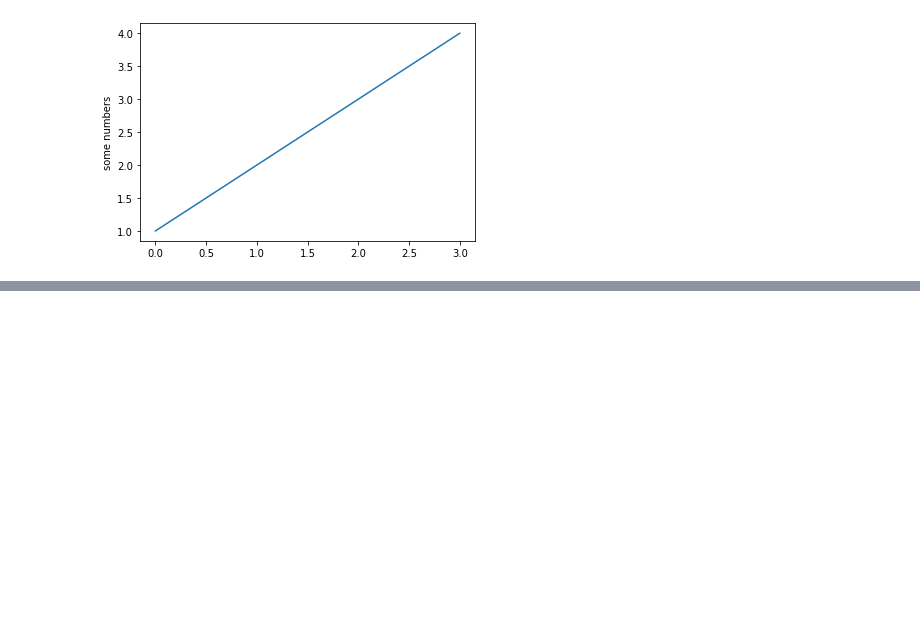
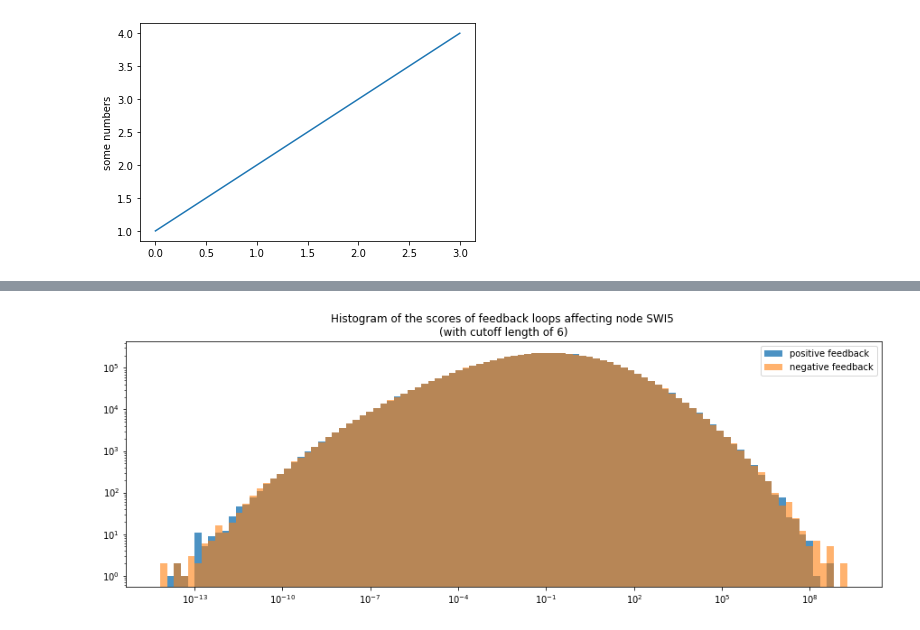
Before and after one commit to pworinger/Biophysics_project, a Jupyter notebook: test.ipynb, the cells around one changed output, grey strips where cells are left out. Cells and saved outputs as stored; diff of their text form; code cells hidden in the pictures; blank space fills up the shorter version.

```diff
--- a/test.ipynb
+++ b/test.ipynb
@@ -271,0 +353,26 @@ for i in rank5[0:30]:
+# %%
+import math
+import matplotlib.pyplot as plt
+
+data = [item[0] for item in rank5]
+data_neg = []
+data_pos = []
+for score in data:
+    if score > 0:
+        data_pos.append(score)
+    if score < 0:
+        data_neg.append(abs(score))
+
+plt.figure(figsize=(15,5))
+hist, bins = np.histogram(data_pos+data_neg, bins=100)
+logbins = np.logspace(np.log10(bins[0]),np.log10(bins[-1]),len(bins))
+plt.hist(data_pos, bins=logbins, alpha=0.8)
+plt.hist(data_neg, bins=logbins, alpha=0.6)
+plt.legend(["positive feedback", "negative feedback"])
+plt.yscale('log')
+plt.xscale('log')
+plt.title("Histogram of the scores of feedback loops affecting node SWI5 \n(with cutoff length of 6)")
+plt.savefig("histogram.png", dpi=300)
+plt.show()
+# %% [output]
+[figure, added]
```
Also changed, not shown: parts of 19 cells of this notebook, 3 other files.
